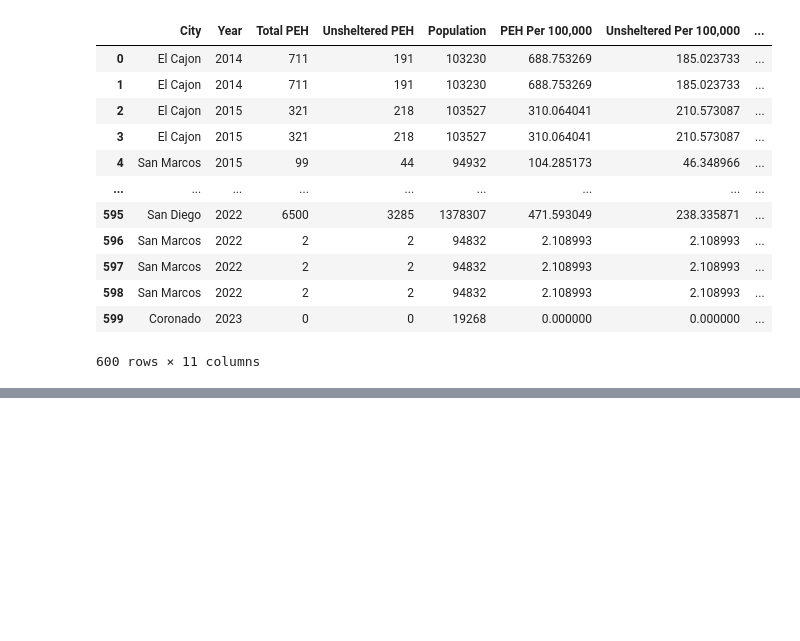
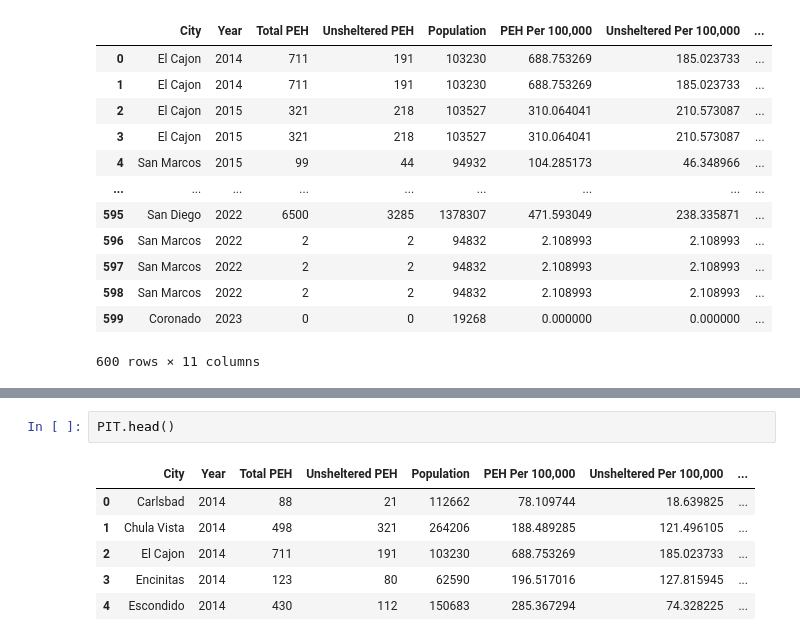
Before and after one commit to Branflakes333/SD-Homelessness-Program-Analysis, a Jupyter notebook: Data_Cleaning/RP_preprocessing_20241025.ipynb, the cells around one changed output, grey strips where cells are left out. Cells and saved outputs as stored; diff of their text form; blank space fills up the shorter version.

```diff
--- a/Data_Cleaning/RP_preprocessing_20241025.ipynb
+++ b/Data_Cleaning/RP_preprocessing_20241025.ipynb
@@ -363,0 +385,9 @@ df.to_csv('data/processed/expenditures_and_PIT.csv', index=False)
+# %%
+PIT.head()
+# %% [output]
+|  | City | Year | Total PEH | Unsheltered PEH | Population | PEH Per 100,000 | Unsheltered Per 100,000 | ... |
+| 0 | Carlsbad | 2014 | 88 | 21 | 112662 | 78.109744 | 18.639825 | ... |
+| 1 | Chula Vista | 2014 | 498 | 321 | 264206 | 188.489285 | 121.496105 | ... |
+| 2 | El Cajon | 2014 | 711 | 191 | 103230 | 688.753269 | 185.023733 | ... |
+| 3 | Encinitas | 2014 | 123 | 80 | 62590 | 196.517016 | 127.815945 | ... |
+| 4 | Escondido | 2014 | 430 | 112 | 150683 | 285.367294 | 74.328225 | ... |
```
Also changed, not shown: parts of 13 cells of this notebook, 2 other files.
